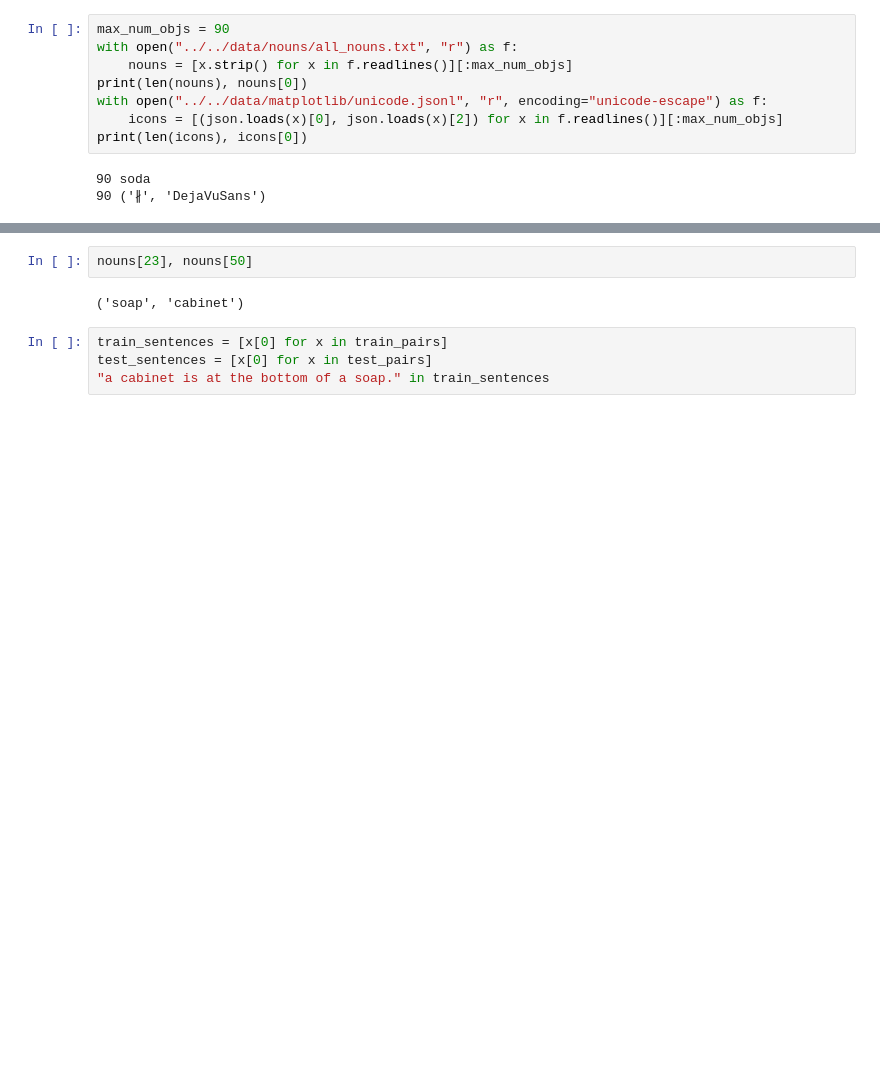
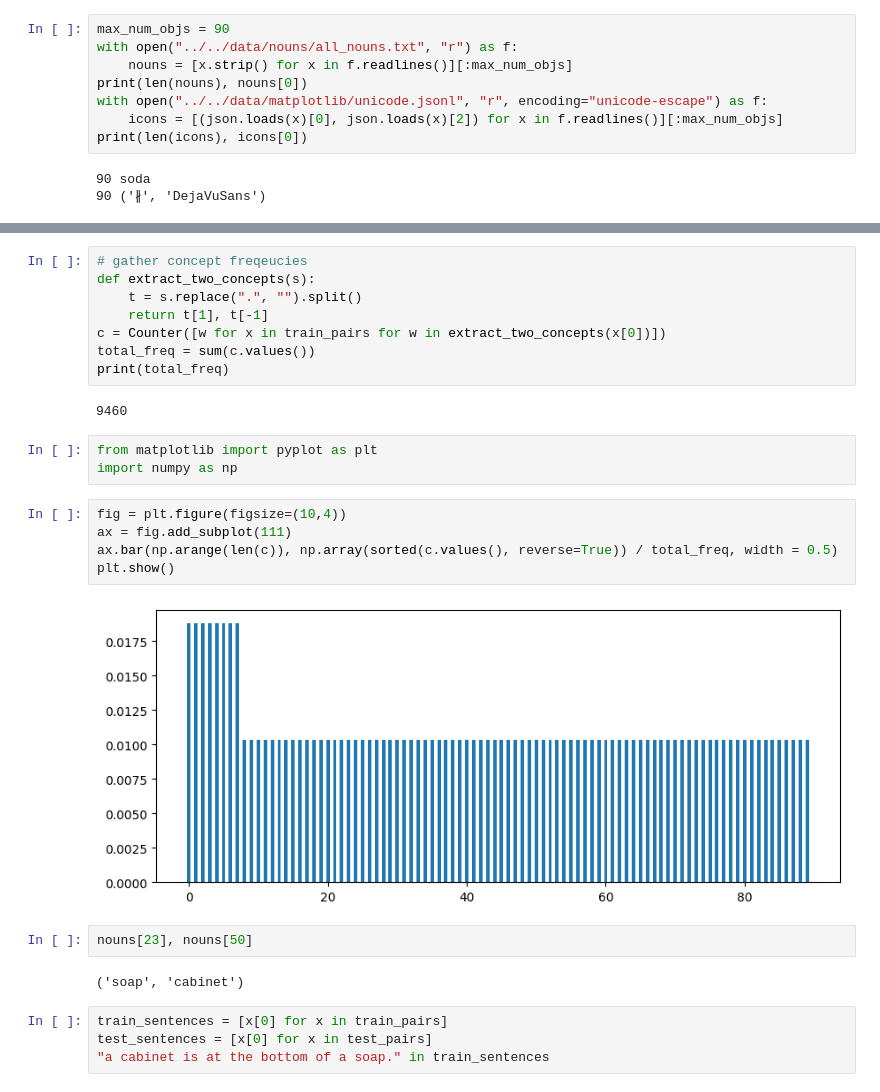
Before and after one commit to zdxdsw/skewed_relations_T2I, a Jupyter notebook: notebooks/diffuser_icons_training.ipynb, the cells around one changed output, grey strips where cells are left out. Saved outputs shown, nothing was run; the diff lists cells and outputs as text; blank space fills up the shorter version.

```diff
--- a/notebooks/diffuser_icons_training.ipynb
+++ b/notebooks/diffuser_icons_training.ipynb
@@ -30,3 +34,23 @@ train_pairs[84][1]
+# %%
+# gather concept freqeucies
+def extract_two_concepts(s):
+    t = s.replace(".", "").split()
+    return t[1], t[-1]
+c = Counter([w for x in train_pairs for w in extract_two_concepts(x[0])])
+total_freq = sum(c.values())
+print(total_freq)
+# %% [output]
+9460
+# %%
+from matplotlib import pyplot as plt
+import numpy as np
+# %%
+fig = plt.figure(figsize=(10,4))
+ax = fig.add_subplot(111)
+ax.bar(np.arange(len(c)), np.array(sorted(c.values(), reverse=True)) / total_freq, width = 0.5)
+plt.show()
+# %% [output]
+[figure, added]
 # %%
 nouns[23], nouns[50]
 # %% [output]
```
Also changed, not shown: parts of 5 cells of this notebook.
